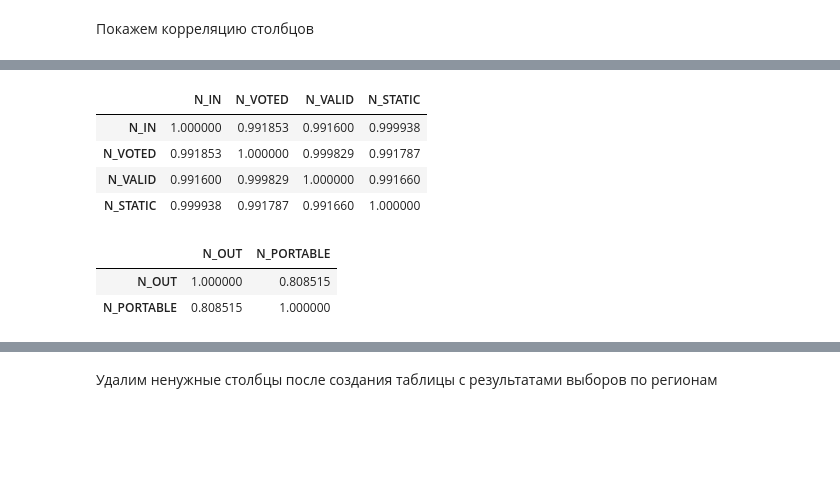
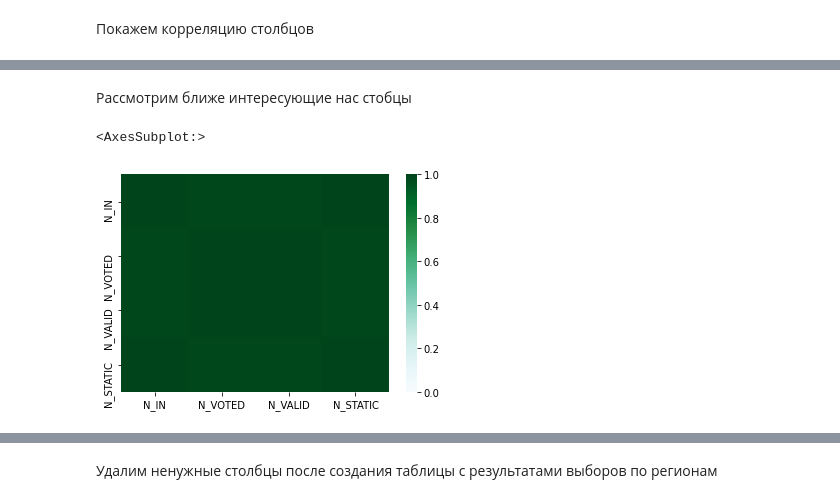
Before and after one commit to MatveyVlasov/visualization, a Jupyter notebook: homework03/lab3.ipynb, the cells around one changed output, grey strips where cells are left out. Cells and saved outputs as stored; diff of their text form; code cells hidden in the pictures; blank space fills up the shorter version.

```diff
--- a/homework03/lab3.ipynb
+++ b/homework03/lab3.ipynb
@@ -90,14 +97,8 @@ df['N_LOST'].sum()
+# %% [markdown]
+Рассмотрим ближе интересующие нас стобцы
 # %%
-df[['N_IN', 'N_VOTED', 'N_VALID', 'N_STATIC']].corr()
+corr = df[['N_IN', 'N_VOTED', 'N_VALID', 'N_STATIC']].corr()
+sns.heatmap(corr, cmap="BuGn", vmin=0)
 # %% [output]
-|  | N_IN | N_VOTED | N_VALID | N_STATIC |
-| N_IN | 1.000000 | 0.991853 | 0.991600 | 0.999938 |
-| N_VOTED | 0.991853 | 1.000000 | 0.999829 | 0.991787 |
-| N_VALID | 0.991600 | 0.999829 | 1.000000 | 0.991660 |
-| N_STATIC | 0.999938 | 0.991787 | 0.991660 | 1.000000 |
+<AxesSubplot:>
+[figure, added]
-# %%
-df[['N_OUT', 'N_PORTABLE']].corr()
-# %% [output]
-|  | N_OUT | N_PORTABLE |
-| N_OUT | 1.000000 | 0.808515 |
-| N_PORTABLE | 0.808515 | 1.000000 |
```
Also changed, not shown: parts of 4 cells of this notebook, 1 other file.
